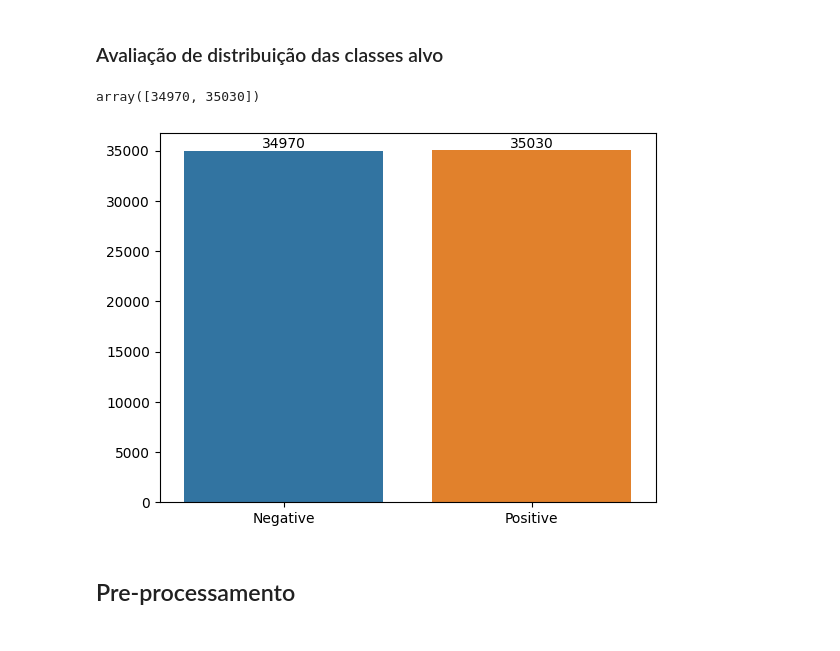
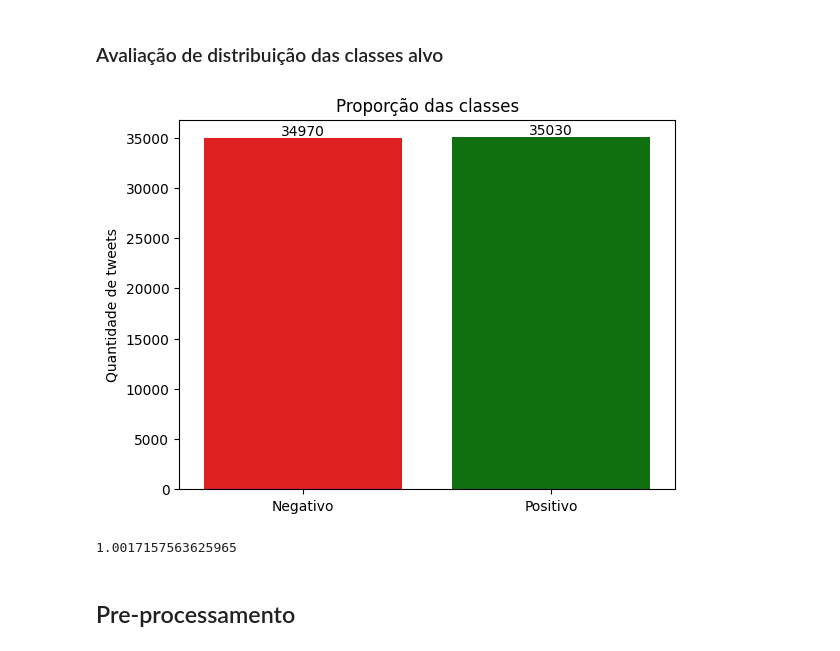
Before and after one commit to koba-works/enap_PLN_2024, a Jupyter notebook: Kaggle/exerc_01.ipynb, the cells around one changed output. Saved outputs shown, nothing was run; the diff lists cells and outputs as text; code cells hidden in the pictures.

```diff
--- a/Kaggle/exerc_01.ipynb
+++ b/Kaggle/exerc_01.ipynb
@@ -74,27 +72,36 @@ plt.gca().spines[['top', 'right',]].set_visible(False)
 # %% [markdown]
 ### Avaliação de distribuição das classes alvo
-# %%
-balance_counts = train.groupby('target')['target'].agg('count').values
-balance_counts
-# %% [output]
-array([34970, 35030])
-# %%
-# Analise grafica para avaliar possível desbalanceamento de classes alvo
-
-import matplotlib.pyplot as plt
-import seaborn as sns
-
-# Create a bar chart of the target counts
-sns.barplot(x=['Negative', 'Positive'], y=balance_counts)
-
-# Add labels to the bars
-for i, value in enumerate(balance_counts):
-    plt.text(i, value, str(value), ha='center', va='bottom')
-
-# Show the plot
-plt.show()
-# %% [output]
-[figure, removed]
+# %%
+# "extrair a quantidade de cada classe
+Positive = train[train['target'] == 4].shape[0]
+Negative = train[train['target'] == 0].shape[0]
+
+# Definir os rótulos e valores das barras
+labels = ['Negativo', 'Positivo']
+values = [Negative, Positive]
+
+# Definir as cores das barras
+colors = ['red', 'green']
+
+# Criar o gráfico de barras usando Seaborn
+sns.barplot(x=labels, y=values, palette=colors)
+
+# Adicionar rótulos às barras
+for index, value in enumerate(values):
+    plt.text(index, value, str(value), ha='center', va='bottom')
+
+# Adicionar rótulos dos eixos e título
+plt.ylabel('Quantidade de tweets')
+plt.title('Proporção das classes')
+
+# Exibir o gráfico
+plt.show()
+
+rate = Positive/Negative
+print(rate)
+# %% [output]
+[figure, added]
+1.0017157563625965
 # %% [markdown]
 ## Pre-processamento
 # %% [markdown]
```
Also changed, not shown: parts of 13 cells of this notebook.
